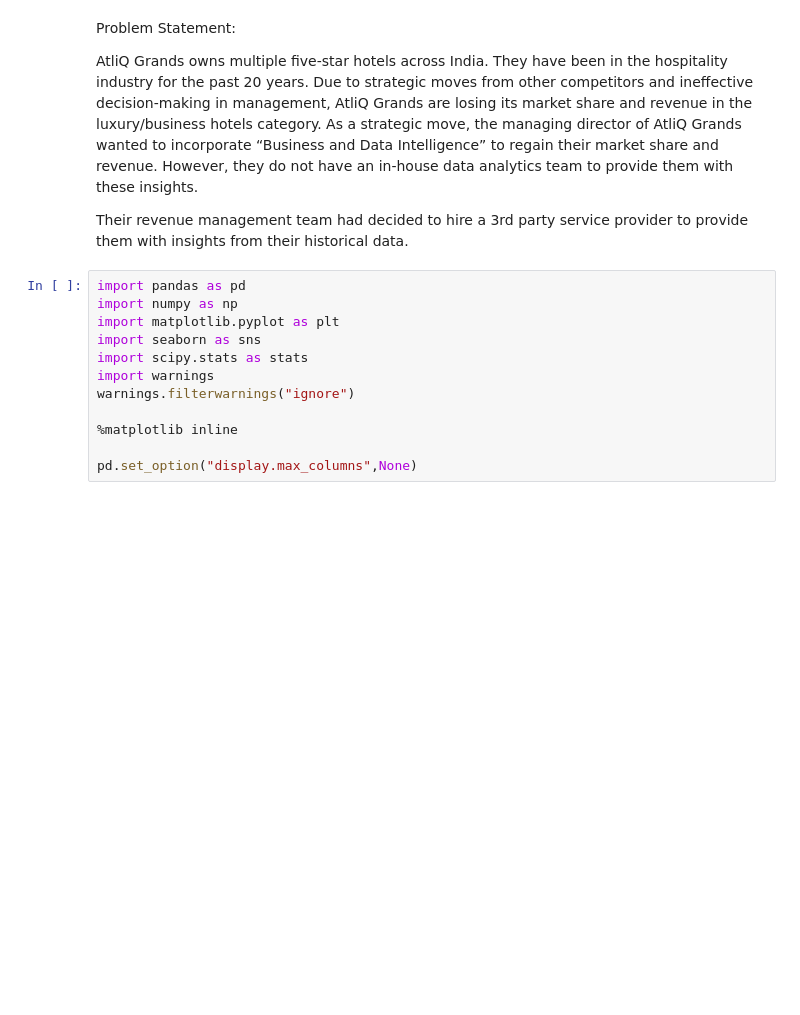
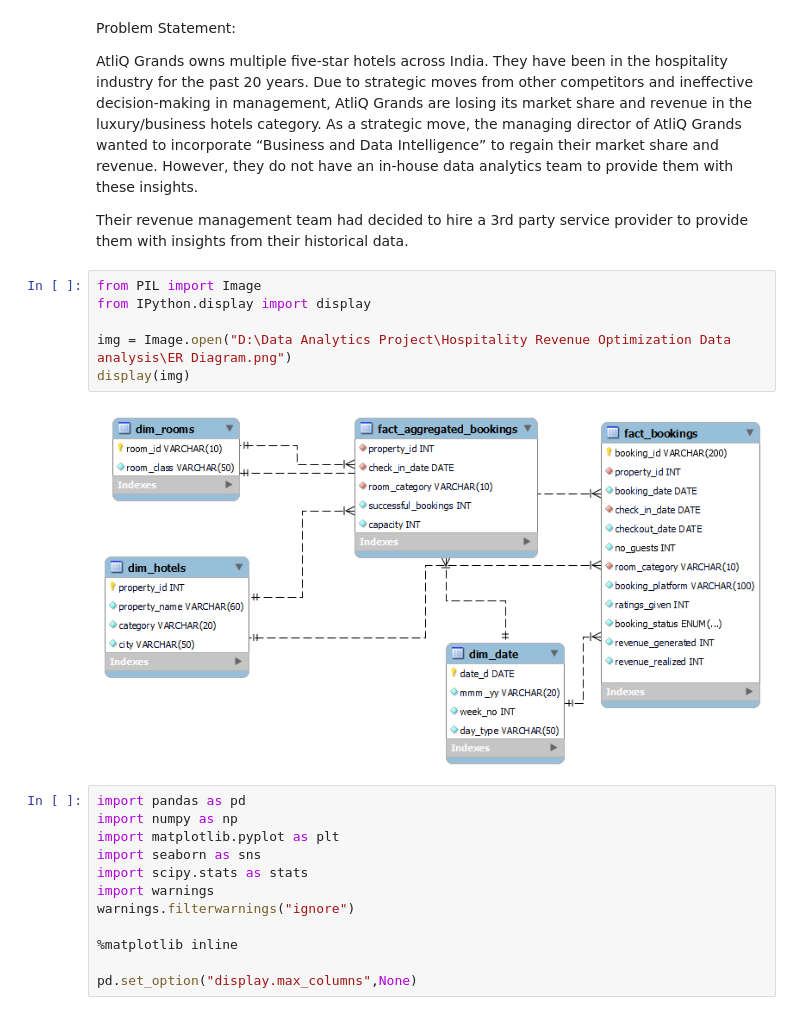
Before and after one commit to Bhuvi128/Hospitality-Revenue-Optimization-Data-analysis, a Jupyter notebook: Hospitality Revenue Optimzation.ipynb, the cells around one changed output. Saved outputs shown, nothing was run; the diff lists cells and outputs as text; blank space fills up the shorter version.

```diff
--- a/Hospitality Revenue Optimzation.ipynb
+++ b/Hospitality Revenue Optimzation.ipynb
@@ -17,6 +17,14 @@ Problem Statement:
 AtliQ Grands owns multiple five-star hotels across India. They have been in the hospitality industry for the past 20 years. Due to strategic moves from other competitors and ineffective decision-making in management, AtliQ Grands are losing its market share and revenue in the luxury/business hotels category. As a strategic move, the managing director of AtliQ Grands wanted to incorporate “Business and Data Intelligence” to regain their market share and revenue. However, they do not have an in-house data analytics team to provide them with these insights.
 
 Their revenue management team had decided to hire a 3rd party service provider to provide them with insights from their historical data.
+# %%
+from PIL import Image
+from IPython.display import display
+
+img = Image.open("D:\Data Analytics Project\Hospitality Revenue Optimization Data analysis\ER Diagram.png")
+display(img)
+# %% [output]
+[figure, added]
 # %%
 import pandas as pd
 import numpy as np
```
